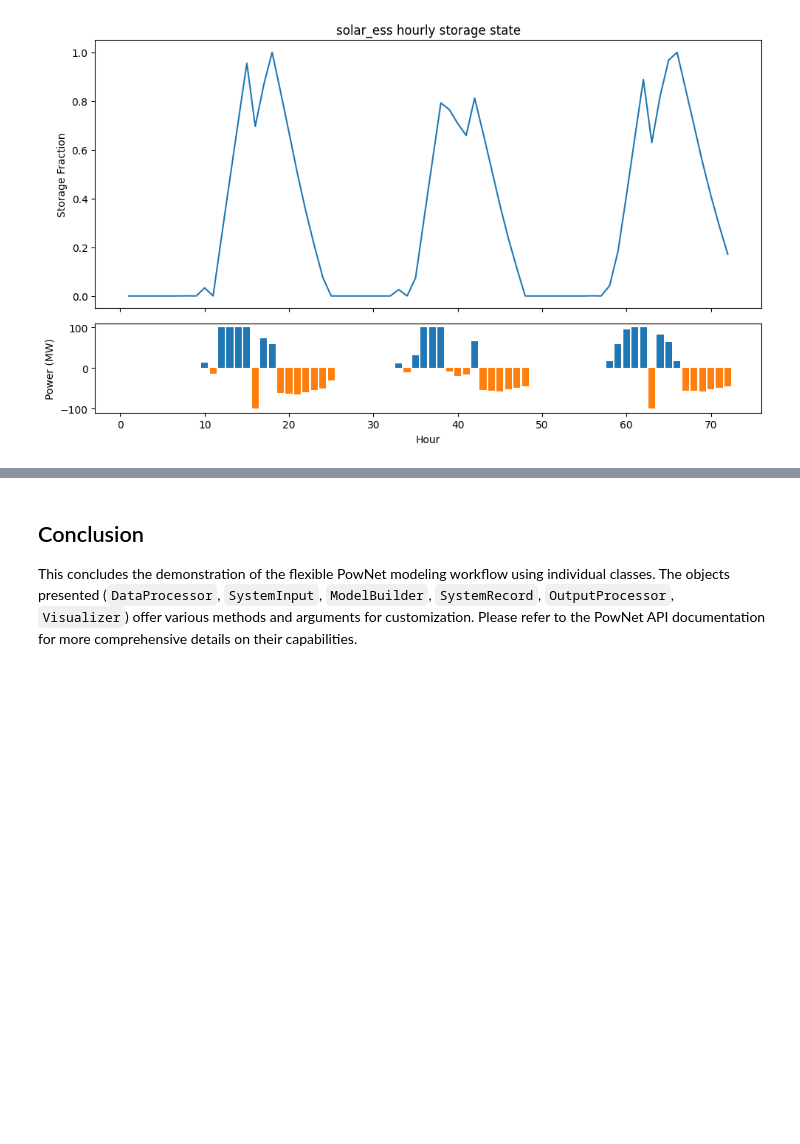
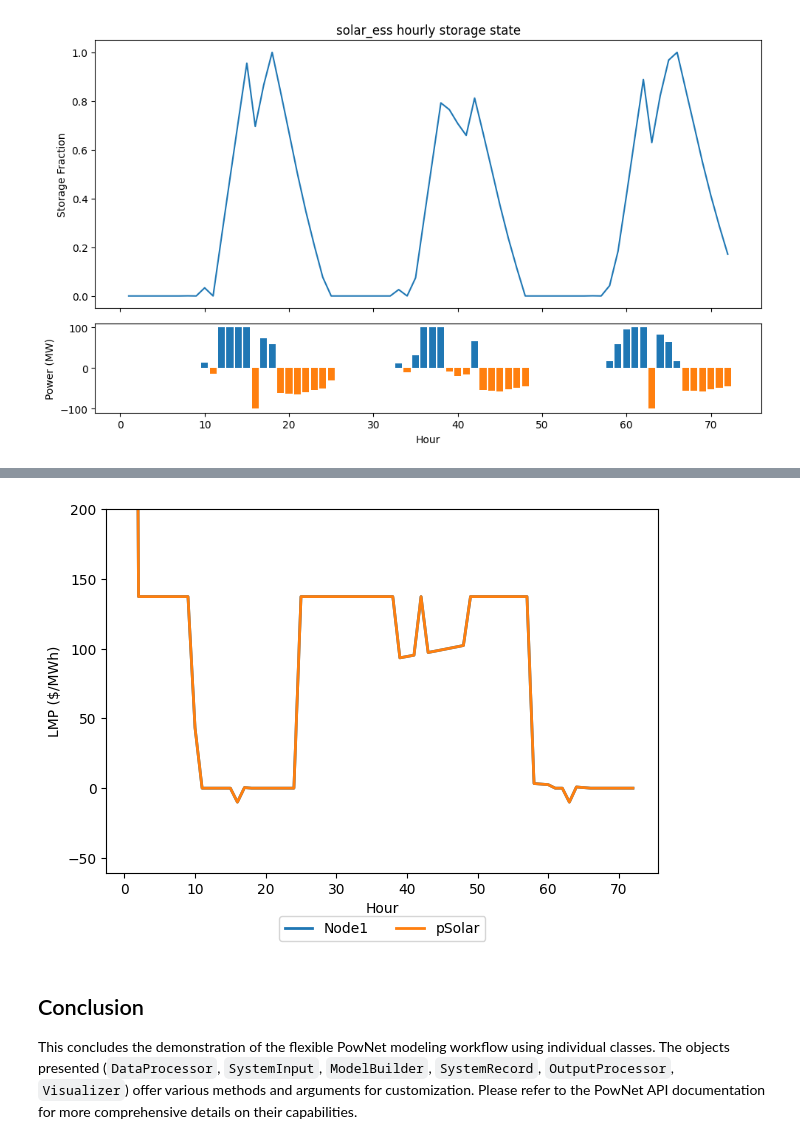
Before and after one commit to Critical-Infrastructure-Systems-Lab/PowNet, a Jupyter notebook: examples/custom_workflow.ipynb, the cells around one changed output, grey strips where cells are left out. Drawn from its saved outputs; the diff is of its cells as text; code cells hidden in the pictures; blank space fills up the shorter version.

```diff
--- a/examples/custom_workflow.ipynb
+++ b/examples/custom_workflow.ipynb
@@ -257,0 +248,3 @@ visualizer.plot_unit_storage_state(
+# %%
+lmp_dataframe = record.get_lmp()
+lmp_dataframe.head()
@@ -258,3 +259,7 @@ visualizer.plot_unit_storage_state(
+# %%
+visualizer.plot_lmp(lmp_df=lmp_dataframe)
+# %% [output]
+[figure, added]
 # %% [markdown]
 ## Conclusion
 
```
Also changed, not shown: parts of 6 cells of this notebook, 4 other files.
